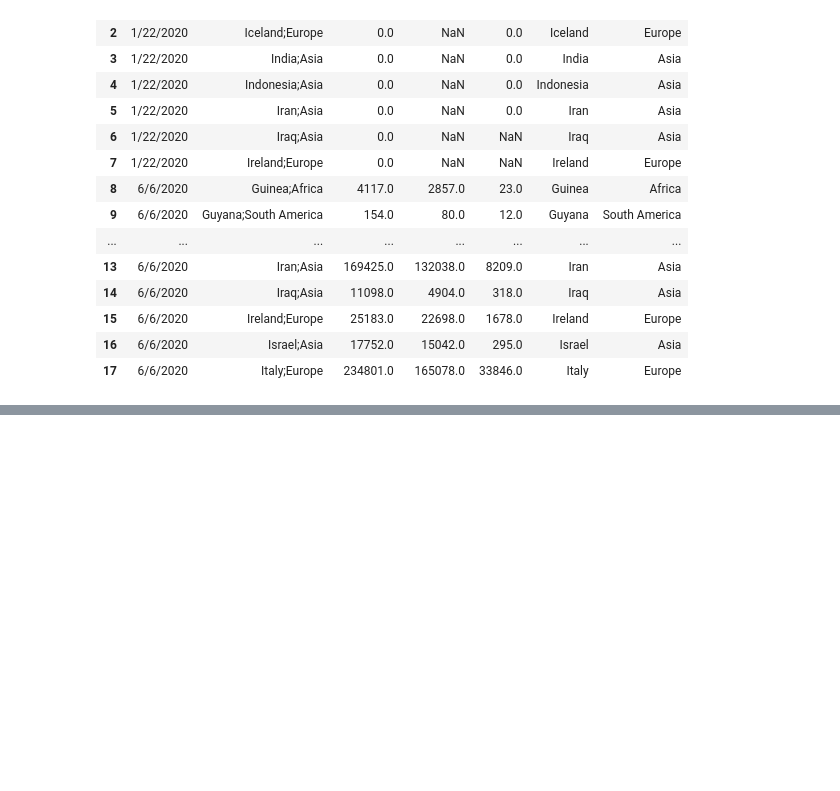
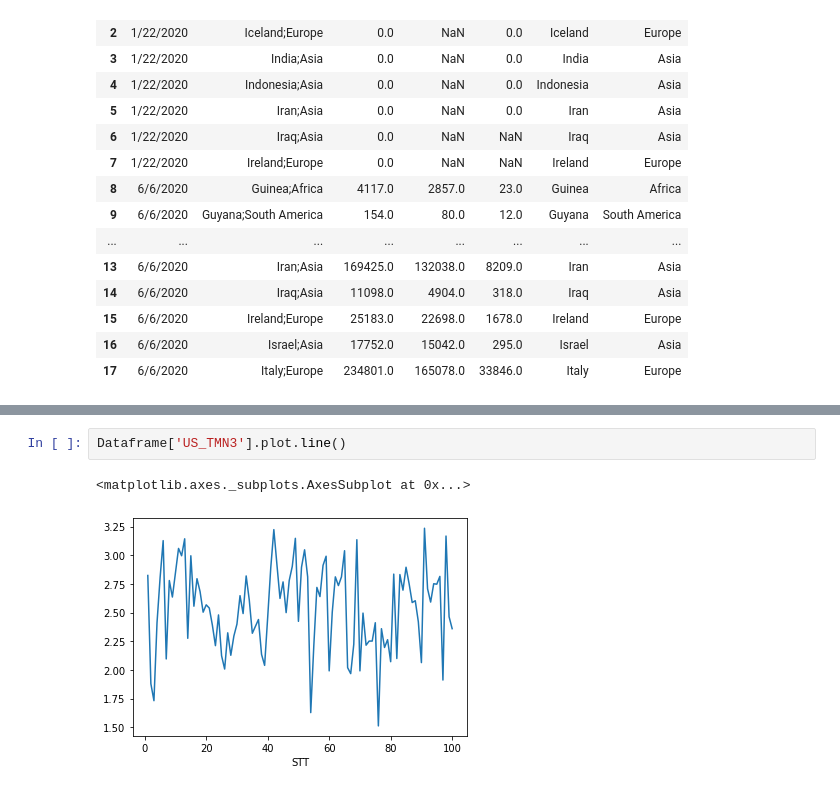
Before and after one commit to long945/DataAnalyze, a Jupyter notebook: HocSauLab02.ipynb, the cells around one changed output, grey strips where cells are left out. Saved outputs shown, nothing was run; the diff lists cells and outputs as text; blank space fills up the shorter version.

```diff
--- a/HocSauLab02.ipynb
+++ b/HocSauLab02.ipynb
@@ -205,0 +312,5 @@ SyntaxError: ignored
+# %%
+Dataframe['US_TMN3'].plot.line()
+# %% [output]
+<matplotlib.axes._subplots.AxesSubplot at 0x...>
+[figure, added]
```
Also changed, not shown: parts of 31 cells of this notebook.
